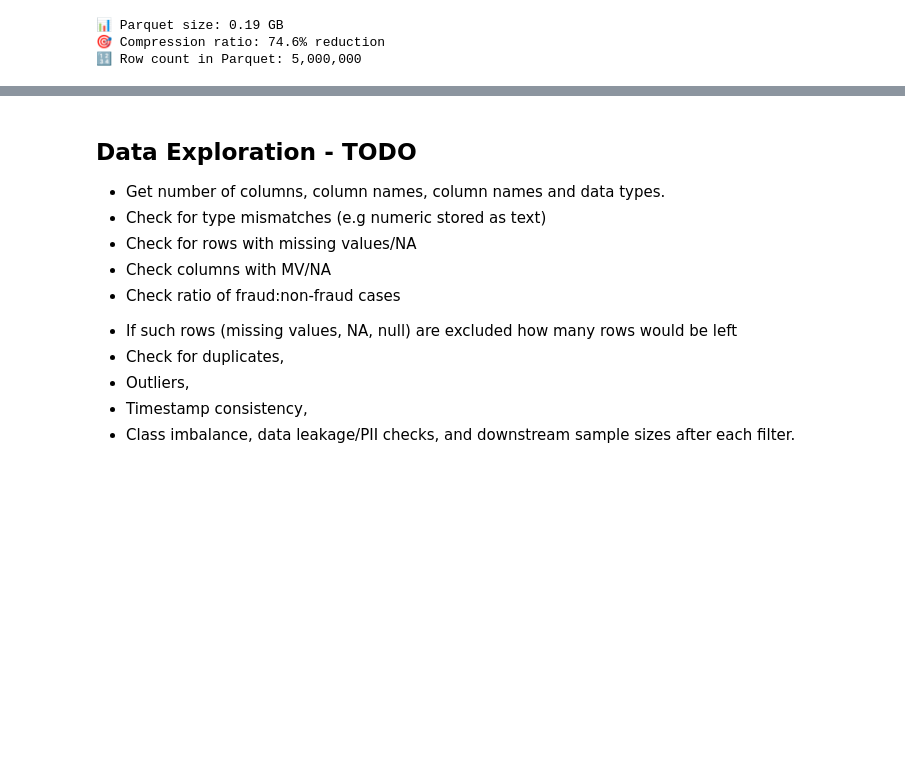
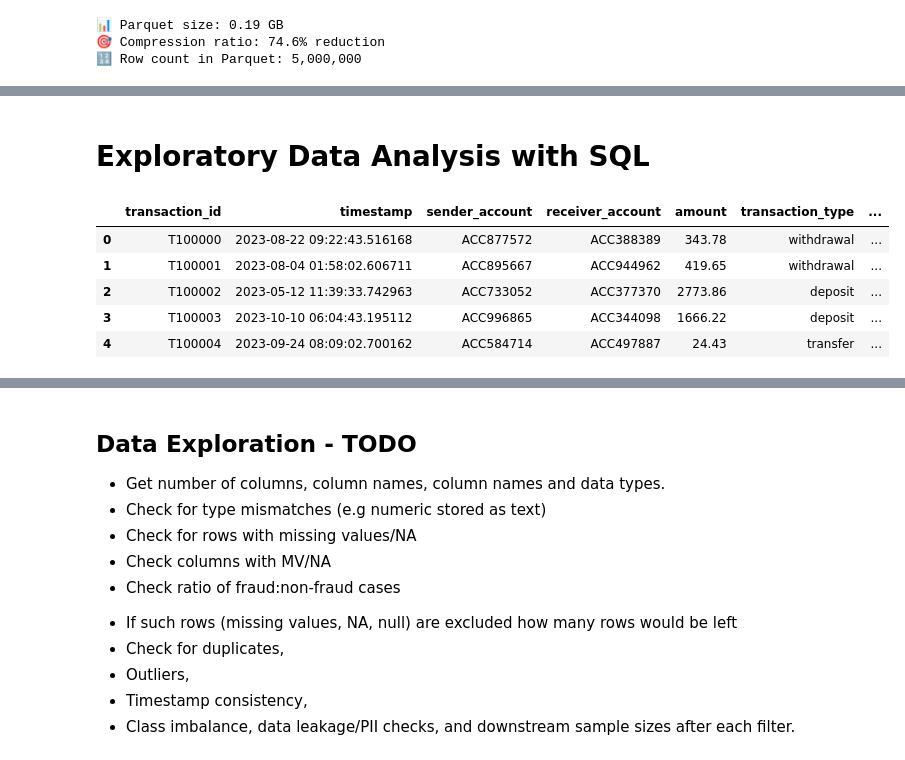
Before and after one commit to mlopezza/financial_fraud_detection_project, a Jupyter notebook: data/query_template.ipynb, the cells around one changed output, grey strips where cells are left out. Drawn from its saved outputs; the diff is of its cells as text; code cells hidden in the pictures; blank space fills up the shorter version.

```diff
--- a/data/query_template.ipynb
+++ b/data/query_template.ipynb
@@ -88,0 +133,27 @@ print(con.execute(f"DESCRIBE SELECT * FROM read_parquet('{parquet_path}')").fetc
+# %% [markdown]
+# Exploratory Data Analysis with SQL
+# %%
+# 1. Check for any random spaces that may exist and remove them.
+# 1.1 Check for any random spaces that may exist
+
+# Create a Temporal Table for data cleaning:
+con.execute(
+    f"""
+    CREATE TABLE raw_data AS
+    SELECT *
+    FROM read_parquet('{parquet_path}')
+    """
+    )
+
+# to see the temporal table raw_data
+con.execute(f"""
+            SELECT *
+            FROM raw_data LIMIT 5
+            """).fetch_df()
+# %% [output]
+|  | transaction_id | timestamp | sender_account | receiver_account | amount | transaction_type | ... |
+| 0 | T100000 | 2023-08-22 09:22:43.516168 | ACC877572 | ACC388389 | 343.78 | withdrawal | ... |
+| 1 | T100001 | 2023-08-04 01:58:02.606711 | ACC895667 | ACC944962 | 419.65 | withdrawal | ... |
+| 2 | T100002 | 2023-05-12 11:39:33.742963 | ACC733052 | ACC377370 | 2773.86 | deposit | ... |
+| 3 | T100003 | 2023-10-10 06:04:43.195112 | ACC996865 | ACC344098 | 1666.22 | deposit | ... |
+| 4 | T100004 | 2023-09-24 08:09:02.700162 | ACC584714 | ACC497887 | 24.43 | transfer | ... |
```
Also changed, not shown: parts of 17 cells of this notebook.
